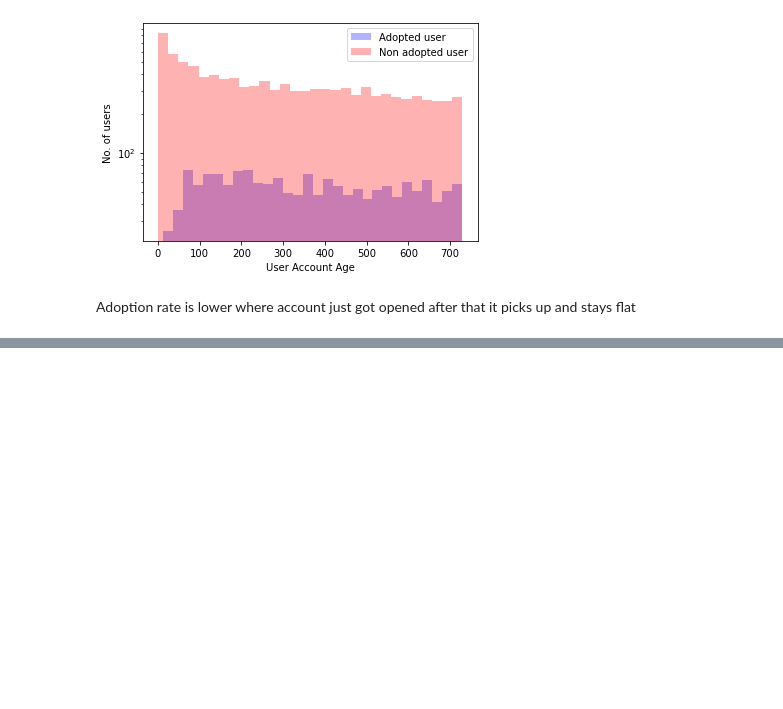
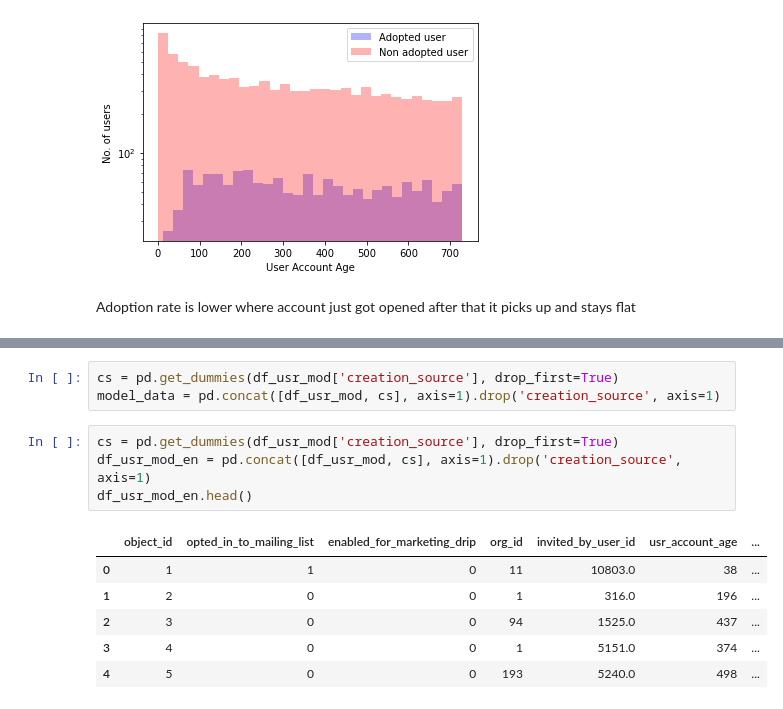
Before and after one commit to vikashya/SA, a Jupyter notebook: Assignments/Unit-17/relax_challenge/relax_challenge.ipynb, the cells around one changed output, grey strips where cells are left out. Cells and saved outputs as stored; diff of their text form; blank space fills up the shorter version.

```diff
--- a/Assignments/Unit-17/relax_challenge/relax_challenge.ipynb
+++ b/Assignments/Unit-17/relax_challenge/relax_challenge.ipynb
@@ -291,0 +312,14 @@ Adoption rate is lower where account just got opened after that it picks up and
+# %%
+cs = pd.get_dummies(df_usr_mod['creation_source'], drop_first=True)
+model_data = pd.concat([df_usr_mod, cs], axis=1).drop('creation_source', axis=1)
+# %%
+cs = pd.get_dummies(df_usr_mod['creation_source'], drop_first=True)
+df_usr_mod_en = pd.concat([df_usr_mod, cs], axis=1).drop('creation_source', axis=1)
+df_usr_mod_en.head()
+# %% [output]
+|  | object_id | opted_in_to_mailing_list | enabled_for_marketing_drip | org_id | invited_by_user_id | usr_account_age | ... |
+| 0 | 1 | 1 | 0 | 11 | 10803.0 | 38 | ... |
+| 1 | 2 | 0 | 0 | 1 | 316.0 | 196 | ... |
+| 2 | 3 | 0 | 0 | 94 | 1525.0 | 437 | ... |
+| 3 | 4 | 0 | 0 | 1 | 5151.0 | 374 | ... |
+| 4 | 5 | 0 | 0 | 193 | 5240.0 | 498 | ... |
```
Also changed, not shown: parts of 10 cells of this notebook.
